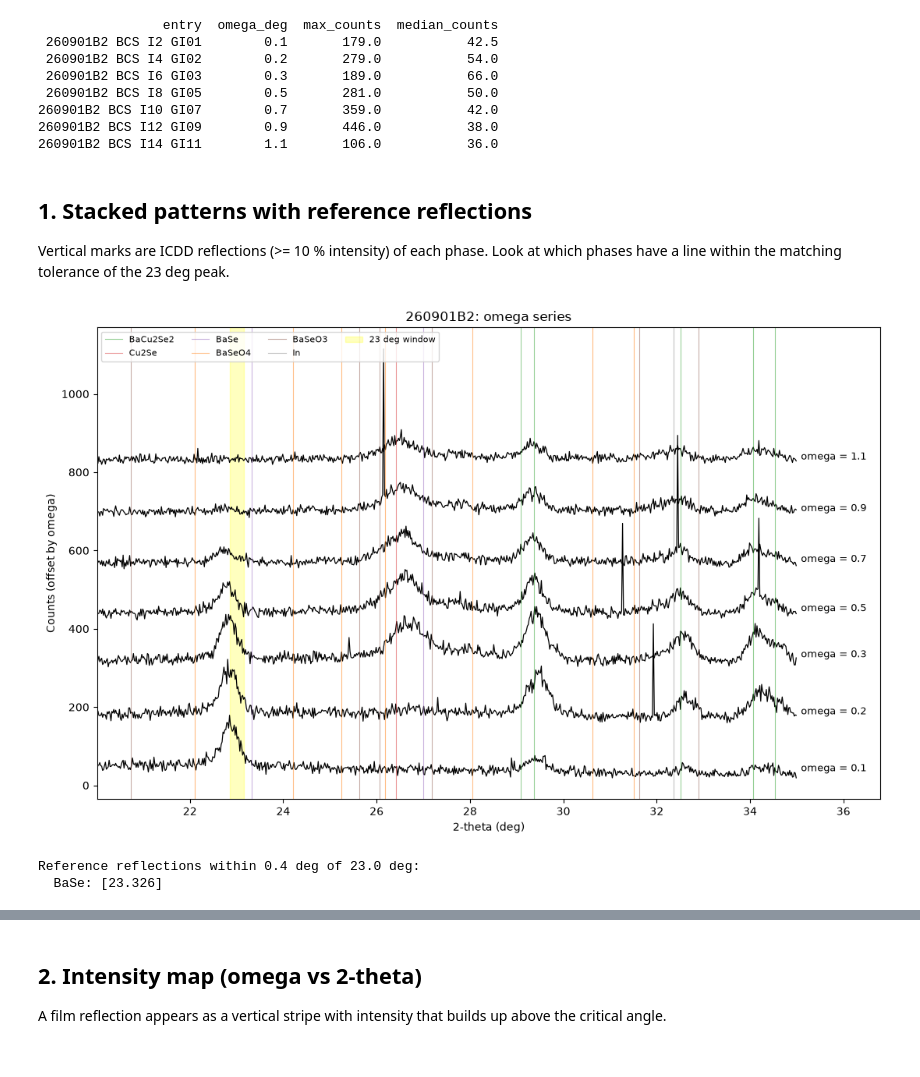
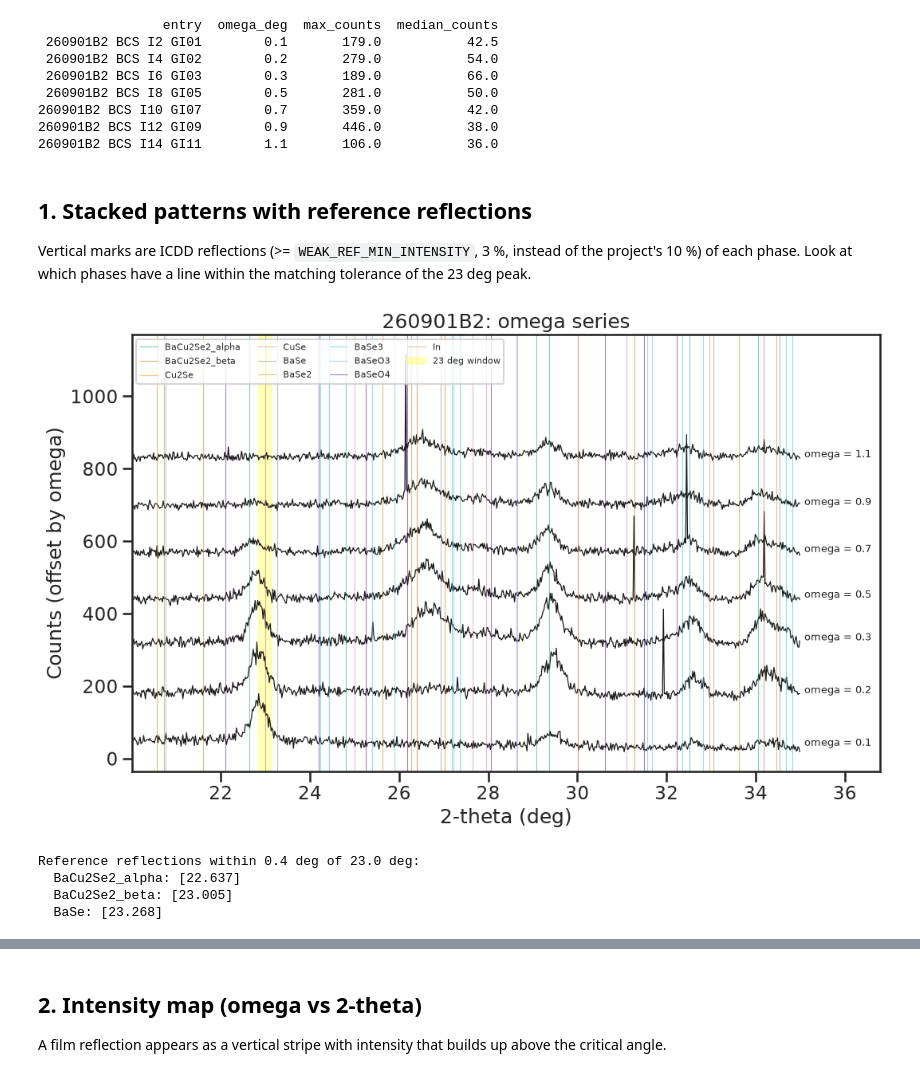
Before and after one commit to GarzonDiegoFEUP/xrd-bo-optimization-tf, a Jupyter notebook: notebooks/2.1.xrd_260901B2_omega.ipynb, the cells around one changed output, grey strips where cells are left out. Drawn from its saved outputs; the diff is of its cells as text; code cells hidden in the pictures.

```diff
--- a/notebooks/2.1.xrd_260901B2_omega.ipynb
+++ b/notebooks/2.1.xrd_260901B2_omega.ipynb
@@ -21,16 +21,38 @@ import pandas as pd
 import matplotlib.pyplot as plt
 from scipy.optimize import curve_fit
 
-from xrd_bo_optimization_tf.config import FIGURES_DIR, MATCH_TOL, NOMAD_STAGING_DIR, RESULTS_DATA_DIR
+from striprtf.striprtf import rtf_to_text
+
+from xrd_bo_optimization_tf.config import (
+    FIGURES_DIR,
+    MATCH_TOL,
+    NOMAD_STAGING_DIR,
+    REFERENCE_CARD_FILES,
+    REFERENCES_DIR,
+    RESULTS_DATA_DIR,
+    TARGET_PHASE,
+    XRD_PEAK_LIST_CSV,
+)
+from xrd_bo_optimization_tf.plotting import REFERENCE_COLORS
 from xrd_bo_optimization_tf.peak_analysis import analyze_scan
-from xrd_bo_optimization_tf.phase_matching import load_reference_cards
+from xrd_bo_optimization_tf.phase_matching import card_peak_rows
+from xrd_bo_optimization_tf.xrd_io import load_xrd_data
 
 SAMPLE = '260901B2'
 UPLOAD = NOMAD_STAGING_DIR / 'TBRSU9POTmKRrd1aytChkA'
 FOCUS_2THETA = 23.0
 OUT_PREFIX = FIGURES_DIR / f'{SAMPLE}_omega'
 FIGURES_DIR.mkdir(parents=True, exist_ok=True)
-references = load_reference_cards()
+# Lower than the project's 10 % so the weak alpha (22.64, 4.6 %) and beta (23.01, 3.0 %) lines are included.
+WEAK_REF_MIN_INTENSITY = 3.0
+card_rows = {
+    phase: card_peak_rows(rtf_to_text((REFERENCES_DIR / filename).read_text(encoding='utf-8', errors='replace')))
+    for phase, filename in REFERENCE_CARD_FILES.items()
+}
+references = {
+    phase: sorted({pos for pos, rel in rows if rel >= WEAK_REF_MIN_INTENSITY})
+    for phase, rows in card_rows.items()
+}
 
 
 def read_result(path):
@@ -71,38 +93,39 @@ print(pd.DataFrame({
 # %% [markdown]
 ## 1. Stacked patterns with reference reflections
 
-Vertical marks are ICDD reflections (>= 10 % intensity) of each phase. Look at which phases have a line within the matching tolerance of the 23 deg peak.
+Vertical marks are ICDD reflections (>= `WEAK_REF_MIN_INTENSITY`, 3 %, instead of the project's 10 %) of each phase. Look at which phases have a line within the matching tolerance of the 23 deg peak.
 # %%
-phase_colors = {'BaCu2Se2': 'tab:green', 'Cu2Se': 'tab:red', 'BaSe': 'tab:purple',
-                'BaSeO4': 'tab:orange', 'BaSeO3': 'tab:brown', 'Au': 'goldenrod', 'In': 'gray'}
+phase_colors = REFERENCE_COLORS
 lo, hi = two_theta.min(), two_theta.max()
 
 fig, ax = plt.subplots(figsize=(11, 7))
 offset = 0.6 * counts.max() / 2
 for i, (omega, row) in enumerate(zip(omegas, counts)):
     ax.plot(two_theta, row + i * offset, lw=0.9, color='k')
     ax.text(hi + 0.1, i * offset + np.median(row), f'omega = {omega:.1f}', va='center', fontsize=9)
 top = counts.max() + (len(omegas) - 1) * offset
 for phase, positions in references.items():
     for j, pos in enumerate(p for p in positions if lo <= p <= hi):
         ax.axvline(pos, color=phase_colors.get(phase, 'gray'), lw=0.8, alpha=0.5,
                    label=phase if j == 0 else None)
 ax.axvspan(FOCUS_2THETA - MATCH_TOL, FOCUS_2THETA + MATCH_TOL, color='yellow', alpha=0.25, label='23 deg window')
 ax.set_xlim(lo, hi + 1.8)
 ax.set_xlabel('2-theta (deg)')
 ax.set_ylabel('Counts (offset by omega)')
 ax.set_title(f'{SAMPLE}: omega series')
 ax.legend(ncol=4, fontsize=8, loc='upper left')
 fig.tight_layout()
 fig.savefig(f'{OUT_PREFIX}_stacked_patterns.png', dpi=200)
 plt.show()
 
 print(f'Reference reflections within 0.4 deg of {FOCUS_2THETA} deg:')
 for phase, positions in references.items():
     near = [round(p, 3) for p in positions if abs(p - FOCUS_2THETA) <= 0.4]
     if near:
         print(f'  {phase}: {near}')
 # %% [output]
-[figure, old version]
+[figure, new version]
 Reference reflections within 0.4 deg of 23.0 deg:
-  BaSe: [23.326]
+  BaCu2Se2_alpha: [22.637]
+  BaCu2Se2_beta: [23.005]
+  BaSe: [23.268]
```
Also changed, not shown: parts of 22 cells of this notebook, 58 other files.
